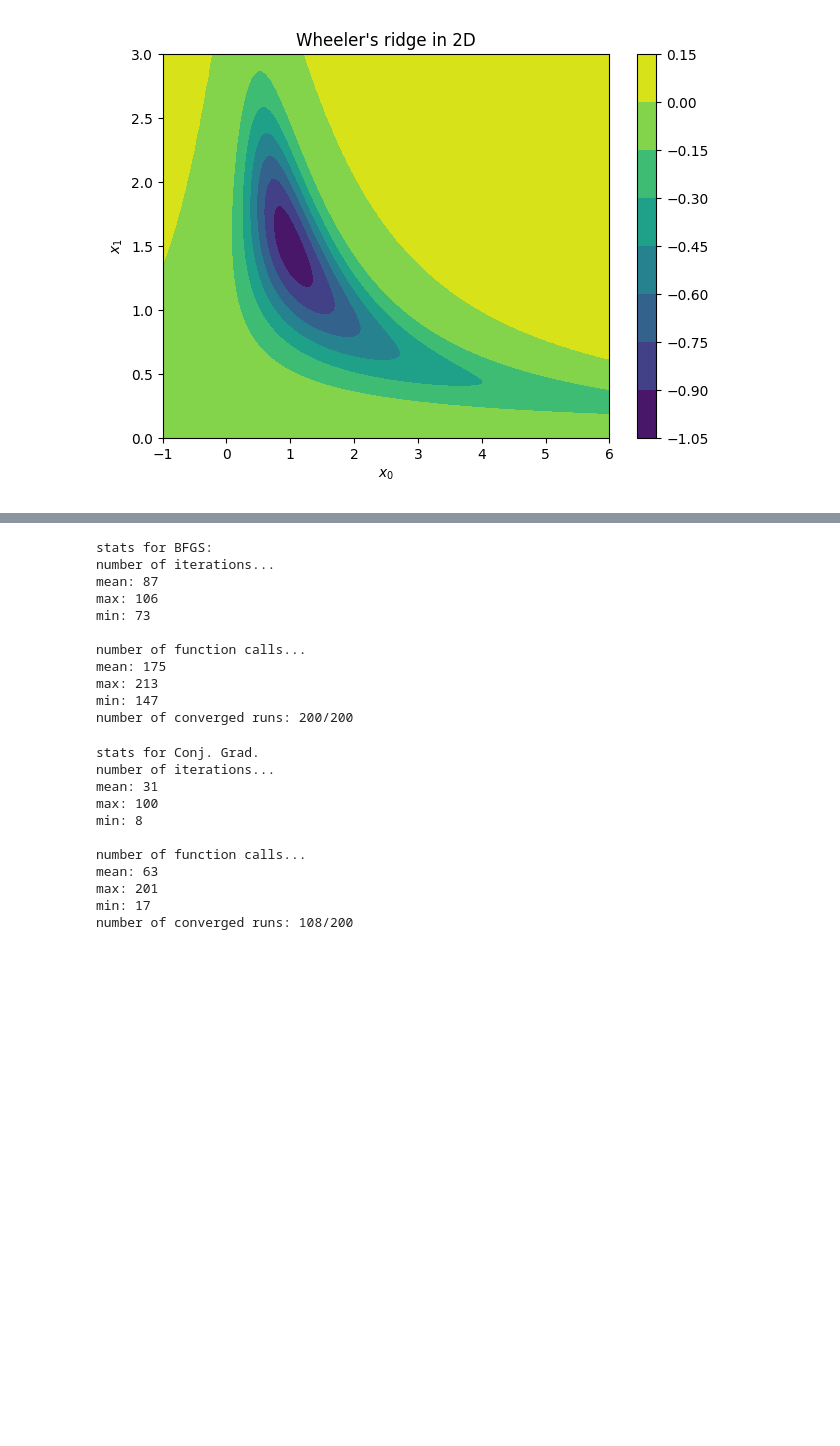
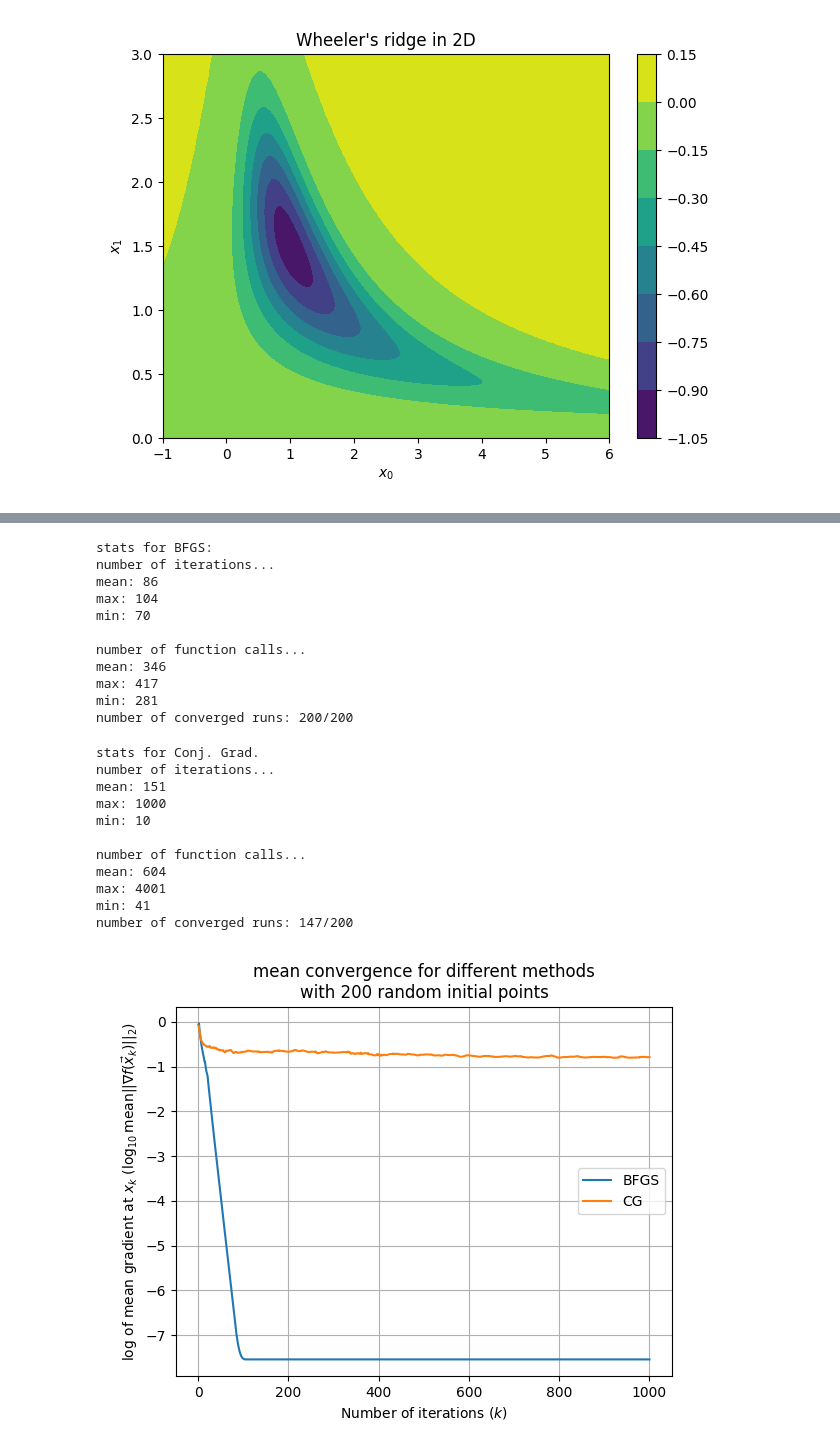
Before and after one commit to BGhertner/APMA923-Assig3, a Jupyter notebook: Code/testing_methods.ipynb, the cells around one changed output, grey strips where cells are left out. Cells and saved outputs as stored; diff of their text form; code cells hidden in the pictures; blank space fills up the shorter version.

```diff
--- a/Code/testing_methods.ipynb
+++ b/Code/testing_methods.ipynb
@@ -90,6 +94,8 @@ plt.show()
 its = []
 f_calls = []
 N = 200
+kmax = 1000
+gradsBFGS = np.empty(shape=(N,kmax))
 for i in range(N):
     x0 = np.random.random((2,1)).reshape(-1,1)*np.array([[2.5],[3]]) + np.array([[0.5],[0]])
 
@@ -99,11 +105,14 @@ for i in range(N):
     sla.eigvals(H)
 
     x, grads, obj_calls = BFGS(x0, wheelerridge, g, H, get_step=wolfe_bisection,
-                   verbose=False, eps=1e-8, kmax=1000)
+                   verbose=False, eps=1e-8, kmax=kmax)
 
     if sla.norm(x - np.array([[1],[1.5]])) < 0.01:
         its.append(len(grads))
         f_calls.append(obj_calls)
+
+    gradsBFGS[i,:len(grads)] = np.array(grads)
+    if len(grads) < N: gradsBFGS[i,len(grads):] = grads[-1]
 
 its = np.array(its)
 f_calls = np.array(f_calls)
@@ -125,28 +134,31 @@ print(f'number of converged runs: {its.size}/{N}')
 # %% [output]
 stats for BFGS:
 number of iterations...
-mean: 87
-max: 106
-min: 73
+mean: 86
+max: 104
+min: 70
 
 number of function calls...
-mean: 175
-max: 213
-min: 147
+mean: 346
+max: 417
+min: 281
 number of converged runs: 200/200
 # %%
 #Testing Conj. Grad.
 its = []
 f_calls = []
-N = 200
+gradsCG = np.empty(shape=(N,kmax))
 for i in range(N):
     x0 = np.random.random((2,1)).reshape(-1,1)*np.array([[2.5],[3]]) + np.array([[0.5],[0]])
 
-    x, grads, obj_calls = CG(x0, wheelerridge, g, get_step=wolfe_bisection)
+    x, grads, obj_calls = CG(x0, wheelerridge, g, get_step=wolfe_bisection, kmax=kmax)
 
     if sla.norm(x - np.array([[1],[1.5]])) < 0.01:
         its.append(len(grads))
         f_calls.append(obj_calls)
+
+    gradsCG[i,:len(grads)] = np.array(grads)
+    if len(grads) < N: gradsCG[i,len(grads):] = grads[-1]
 
 its = np.array(its)
 f_calls = np.array(f_calls)
@@ -168,12 +180,27 @@ print(f'number of converged runs: {its.size}/{N}')
 # %% [output]
 stats for Conj. Grad.
 number of iterations...
-mean: 31
-max: 100
-min: 8
+mean: 151
+max: 1000
+min: 10
 
 number of function calls...
-mean: 63
-max: 201
-min: 17
-number of converged runs: 108/200
+mean: 604
+max: 4001
+min: 41
+number of converged runs: 147/200
+# %%
+fig, ax = plt.subplots()
+
+ax.plot(np.arange(kmax)+1, np.log10(np.mean(gradsBFGS, axis=0)), label='BFGS')
+ax.plot(np.arange(kmax)+1, np.log10(np.mean(gradsCG, axis=0)), label='CG')
+ax.grid()
+ax.legend()
+
+ax.set(title=f'mean convergence for different methods\nwith {N} random initial points',
+       xlabel=r'Number of iterations ($k$)',
+       ylabel=r'log of mean gradient at $x_k$ ($\log_{10}\mathrm{mean}||\nabla f(\vec{x}_k)||_2$)')
+
+plt.show()
+# %% [output]
+[figure, added]
```
Also changed, not shown: parts of 2 cells of this notebook, 2 other files.
